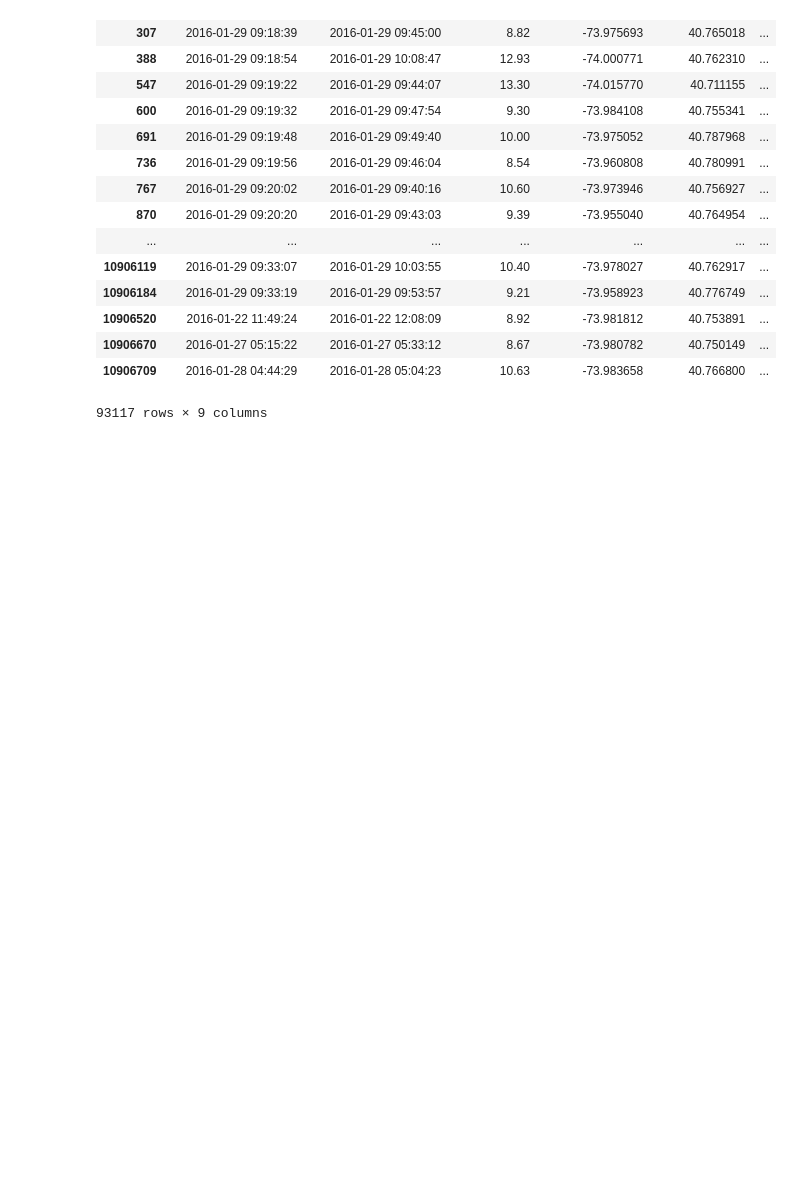
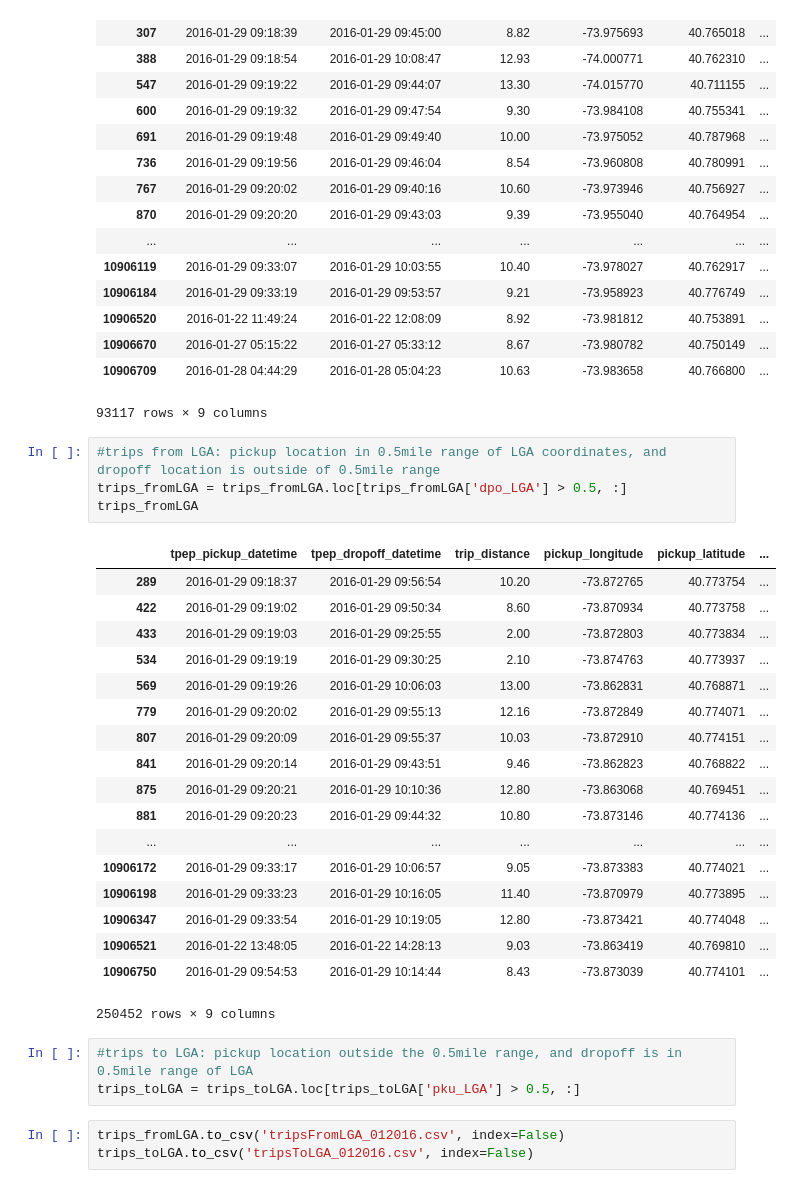
Before and after one commit to seehamrun/cs581_taxi_analysis, a Jupyter notebook: project.ipynb, the cells around one changed output. Drawn from its saved outputs; the diff is of its cells as text; blank space fills up the shorter version.

```diff
--- a/project.ipynb
+++ b/project.ipynb
@@ -124,3 +120,32 @@ trips_toLGA
 | 10906670 | 2016-01-27 05:15:22 | 2016-01-27 05:33:12 | 8.67 | -73.980782 | 40.750149 | ... |
 | 10906709 | 2016-01-28 04:44:29 | 2016-01-28 05:04:23 | 10.63 | -73.983658 | 40.766800 | ... |
 93117 rows × 9 columns
+# %%
+#trips from LGA: pickup location in 0.5mile range of LGA coordinates, and dropoff location is outside of 0.5mile range
+trips_fromLGA = trips_fromLGA.loc[trips_fromLGA['dpo_LGA'] > 0.5, :]
+trips_fromLGA
+# %% [output]
+|  | tpep_pickup_datetime | tpep_dropoff_datetime | trip_distance | pickup_longitude | pickup_latitude | ... |
+| 289 | 2016-01-29 09:18:37 | 2016-01-29 09:56:54 | 10.20 | -73.872765 | 40.773754 | ... |
+| 422 | 2016-01-29 09:19:02 | 2016-01-29 09:50:34 | 8.60 | -73.870934 | 40.773758 | ... |
+| 433 | 2016-01-29 09:19:03 | 2016-01-29 09:25:55 | 2.00 | -73.872803 | 40.773834 | ... |
+| 534 | 2016-01-29 09:19:19 | 2016-01-29 09:30:25 | 2.10 | -73.874763 | 40.773937 | ... |
+| 569 | 2016-01-29 09:19:26 | 2016-01-29 10:06:03 | 13.00 | -73.862831 | 40.768871 | ... |
+| 779 | 2016-01-29 09:20:02 | 2016-01-29 09:55:13 | 12.16 | -73.872849 | 40.774071 | ... |
+| 807 | 2016-01-29 09:20:09 | 2016-01-29 09:55:37 | 10.03 | -73.872910 | 40.774151 | ... |
+| 841 | 2016-01-29 09:20:14 | 2016-01-29 09:43:51 | 9.46 | -73.862823 | 40.768822 | ... |
+| 875 | 2016-01-29 09:20:21 | 2016-01-29 10:10:36 | 12.80 | -73.863068 | 40.769451 | ... |
+| 881 | 2016-01-29 09:20:23 | 2016-01-29 09:44:32 | 10.80 | -73.873146 | 40.774136 | ... |
+| ... | ... | ... | ... | ... | ... | ... |
+| 10906172 | 2016-01-29 09:33:17 | 2016-01-29 10:06:57 | 9.05 | -73.873383 | 40.774021 | ... |
+| 10906198 | 2016-01-29 09:33:23 | 2016-01-29 10:16:05 | 11.40 | -73.870979 | 40.773895 | ... |
+| 10906347 | 2016-01-29 09:33:54 | 2016-01-29 10:19:05 | 12.80 | -73.873421 | 40.774048 | ... |
+| 10906521 | 2016-01-22 13:48:05 | 2016-01-22 14:28:13 | 9.03 | -73.863419 | 40.769810 | ... |
+| 10906750 | 2016-01-29 09:54:53 | 2016-01-29 10:14:44 | 8.43 | -73.873039 | 40.774101 | ... |
+250452 rows × 9 columns
+# %%
+#trips to LGA: pickup location outside the 0.5mile range, and dropoff is in 0.5mile range of LGA
+trips_toLGA = trips_toLGA.loc[trips_toLGA['pku_LGA'] > 0.5, :]
+# %%
+trips_fromLGA.to_csv('tripsFromLGA_012016.csv', index=False)
+trips_toLGA.to_csv('tripsToLGA_012016.csv', index=False)
```
Also changed, not shown: parts of 3 cells of this notebook, 2 other files.
